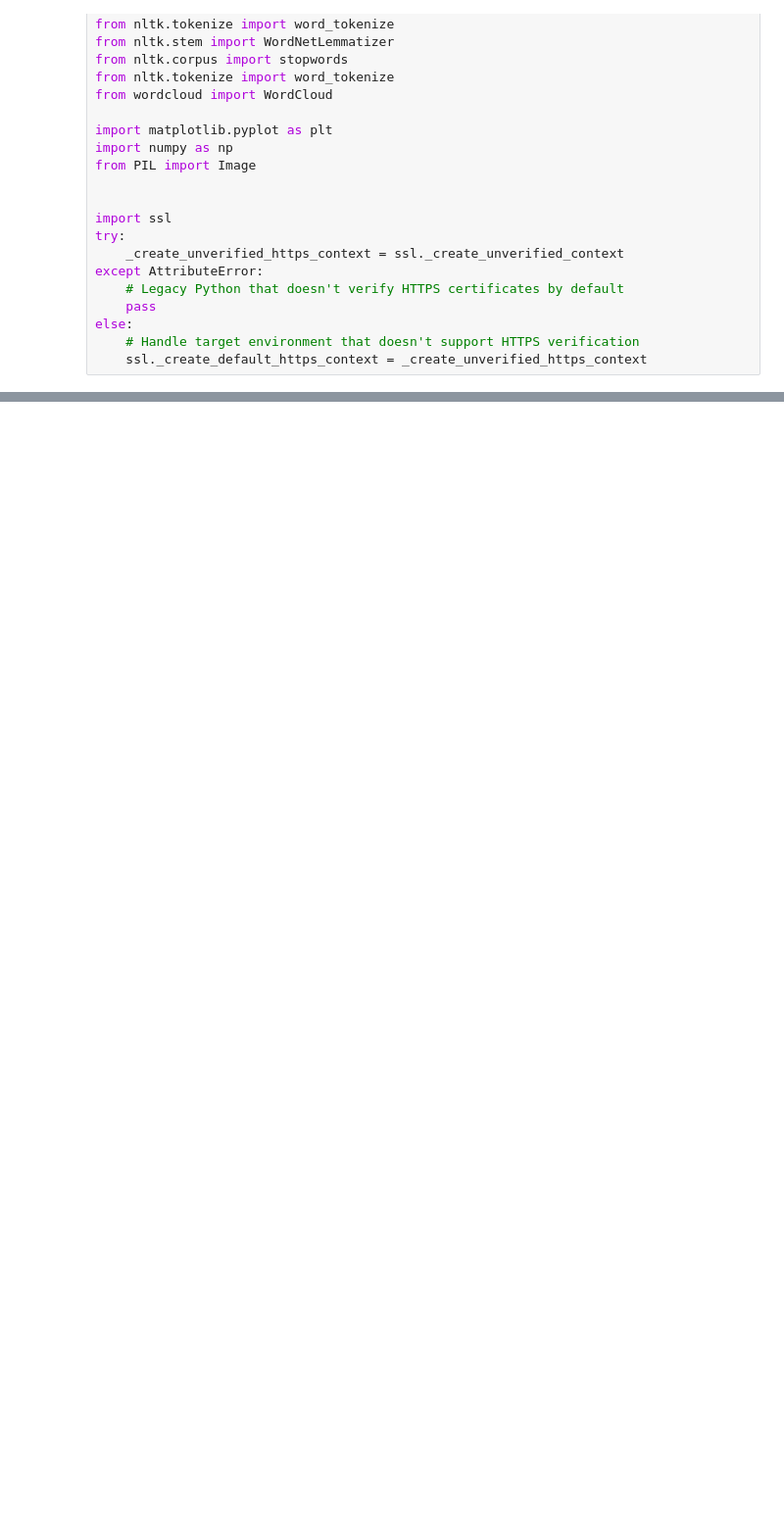
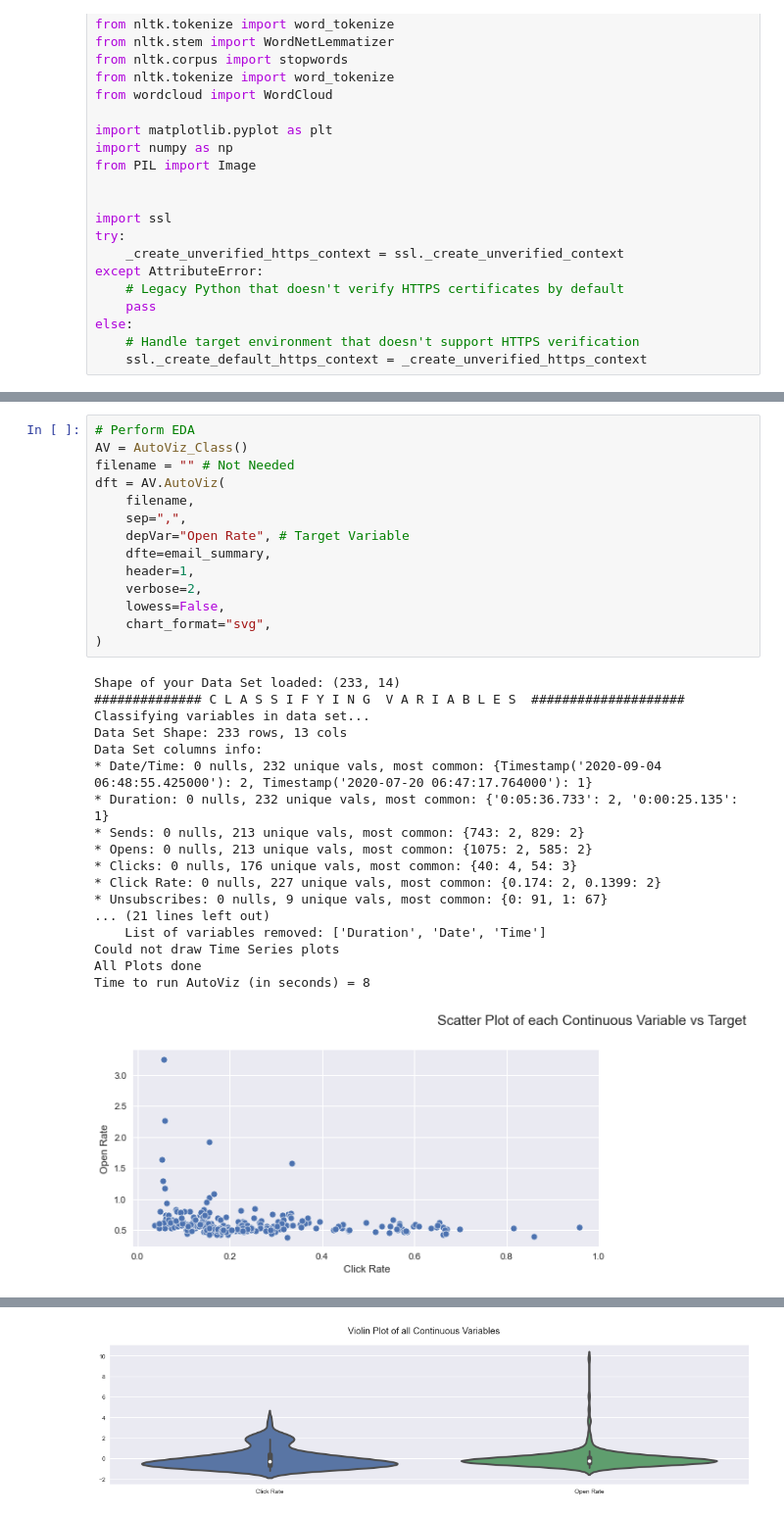
Before and after one commit to AustinCaudill/Hackathon-No-1, a Jupyter notebook: Submission.ipynb, the cells around one changed output, grey strips where cells are left out. Shown at 98% size. Saved outputs shown, nothing was run; the diff lists cells and outputs as text; blank space fills up the shorter version.

```diff
--- a/Submission.ipynb
+++ b/Submission.ipynb
@@ -182,0 +83,33 @@ print("Script Finished")
+# %%
+# Perform EDA
+AV = AutoViz_Class()
+filename = "" # Not Needed
+dft = AV.AutoViz(
+    filename,
+    sep=",",
+    depVar="Open Rate", # Target Variable
+    dfte=email_summary,
+    header=1,
+    verbose=2,
+    lowess=False,
+    chart_format="svg",
+)
+# %% [output]
+Shape of your Data Set loaded: (233, 14)
+############## C L A S S I F Y I N G  V A R I A B L E S  ####################
+Classifying variables in data set...
+Data Set Shape: 233 rows, 13 cols
+Data Set columns info:
+* Date/Time: 0 nulls, 232 unique vals, most common: {Timestamp('2020-09-04 06:48:55.425000'): 2, Timestamp('2020-07-20 06:47:17.764000'): 1}
+* Duration: 0 nulls, 232 unique vals, most common: {'0:05:36.733': 2, '0:00:25.135': 1}
+* Sends: 0 nulls, 213 unique vals, most common: {743: 2, 829: 2}
+* Opens: 0 nulls, 213 unique vals, most common: {1075: 2, 585: 2}
+* Clicks: 0 nulls, 176 unique vals, most common: {40: 4, 54: 3}
+* Click Rate: 0 nulls, 227 unique vals, most common: {0.174: 2, 0.1399: 2}
+* Unsubscribes: 0 nulls, 9 unique vals, most common: {0: 91, 1: 67}
+... (21 lines left out)
+    List of variables removed: ['Duration', 'Date', 'Time']
+Could not draw Time Series plots
+All Plots done
+Time to run AutoViz (in seconds) = 8
+[figure, added]
@@ -182,0 +118 @@ print("Script Finished")
+[figure, added]
```
Also changed, not shown: parts of 6 cells of this notebook, 7 other files.
